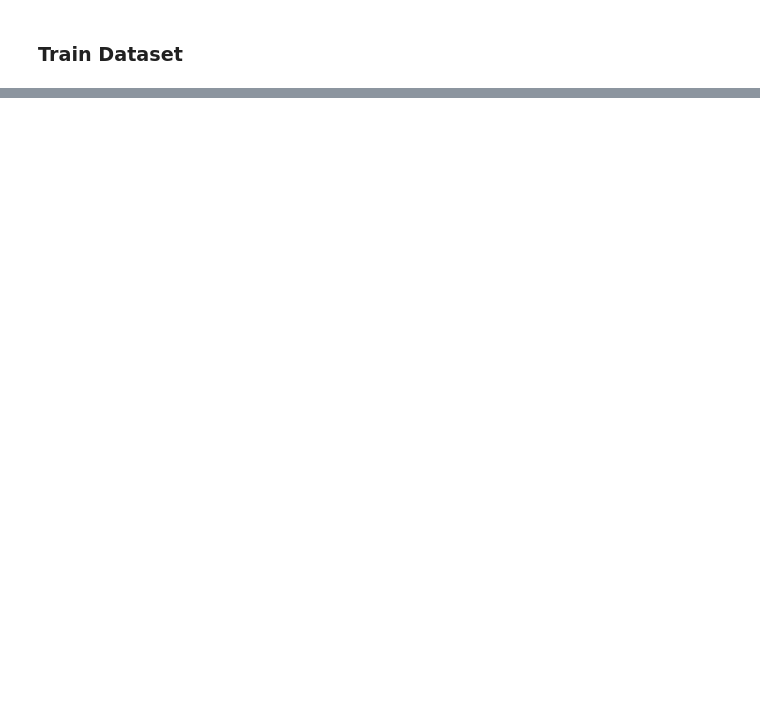
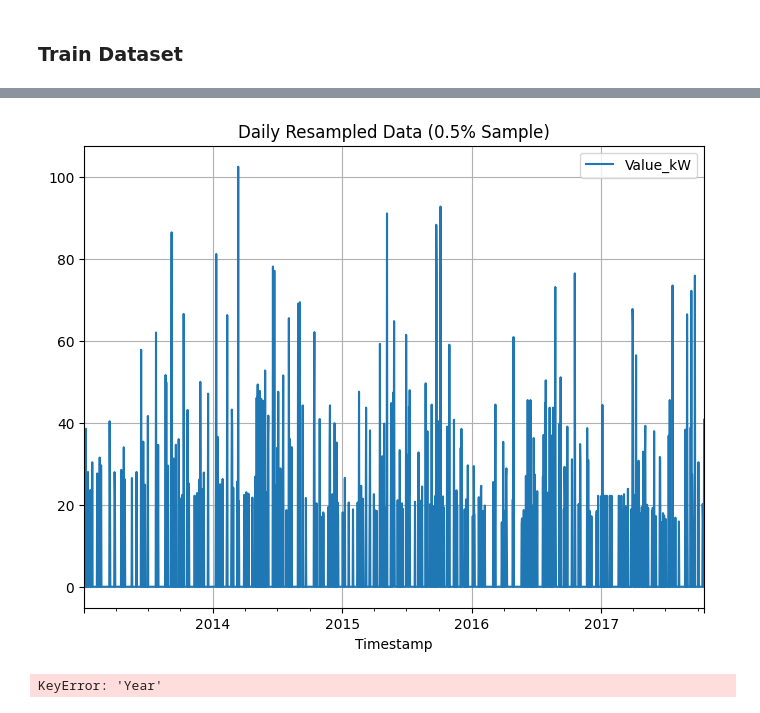
Before and after one commit to Melbinmatheew/Energy-Consumption-Forcasting, a Jupyter notebook: Notebooks/EDA.ipynb, the cells around one changed output, grey strips where cells are left out. Cells and saved outputs as stored; diff of their text form; code cells hidden in the pictures; blank space fills up the shorter version.

```diff
--- a/Notebooks/EDA.ipynb
+++ b/Notebooks/EDA.ipynb
@@ -12,3 +18,12 @@ import seaborn as sns
 
 train_df=pd.read_csv(r"..\Notebooks\Train_dataset.csv")
 test_df=pd.read_csv(r"..\Notebooks\Test_dataset.csv")
+# %%
+train_df['Timestamp']=pd.to_datetime(train_df['Timestamp'])
+train_df['Date']=pd.to_datetime(train_df['Date'])
+
+# creating year data column
+train_df['Year']= train_df['Date'].dt.year
+
+
+train_df.head()
@@ -14,0 +37,8 @@ test_df=pd.read_csv(r"..\Notebooks\Test_dataset.csv")
+# %%
+# Converting Value Columns into kW (by deviding value by 1000)
+
+train_df['Value_kW'] = train_df['Value'] / 1000
+
+train_df=train_df.drop(columns=['Value'])
+
+train_df.head()
@@ -68,0 +137,3 @@ memory usage: 36.2+ MB
+# %%
+new_df=train_df.loc[(train_df['SiteId']==6) &(train_df['Value_kW'] != 0), ['Value_kW','Timestamp']]
+new_df
@@ -68,0 +154,35 @@ memory usage: 36.2+ MB
+# %%
+
+new_df = new_df.set_index('Timestamp').sort_index()
+# %%
+new_df.index = pd.to_datetime(new_df.index)
+
+# Sample 0.5% of the data randomly
+sampled_df = new_df.sample(frac=0.005, random_state=1)  # Set random_state for reproducibility
+
+# Resample the sampled dataset into daily values
+daily_df = sampled_df.resample('D').sum()
+
+# Plot the resampled data
+daily_df.plot(grid=True)
+plt.title('Daily Resampled Data (0.5% Sample)')
+plt.show()
+# %% [output]
+[figure, added]
+# %%
+year = 2015
+month = 1  # Change this to the desired month number
+
+# Filter the DataFrame for the specific year and month
+monthly_values_2015 = daily_df[(daily_df['Year'] == year) & (daily_df['Month'] == month)]
+
+# Plotting
+plt.figure(figsize=(12, 6))
+plt.plot(monthly_values_2015.index, monthly_values_2015['Value_kW'], marker='o', linestyle='-')
+plt.title(f'Energy Usage for {month:02d}/{year}')
+plt.xlabel('Index')
+plt.ylabel('Value (kW)')
+plt.grid(True)
+plt.show()
+# %% [output]
+KeyError: 'Year'
```
Also changed, not shown: parts of 14 cells of this notebook, 1 other file.
